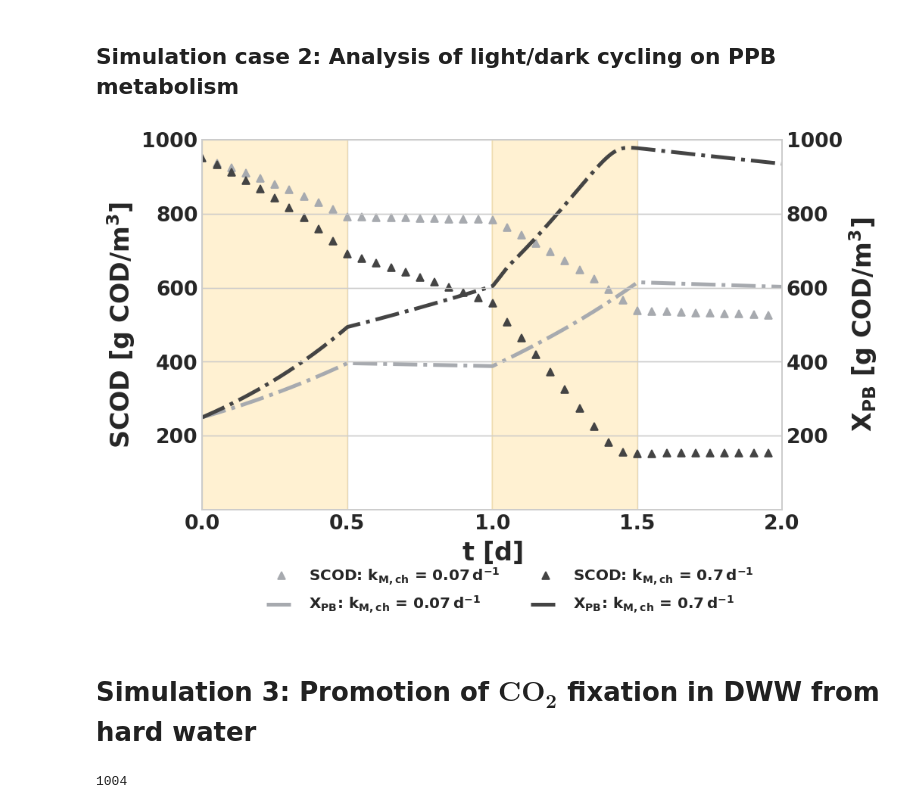
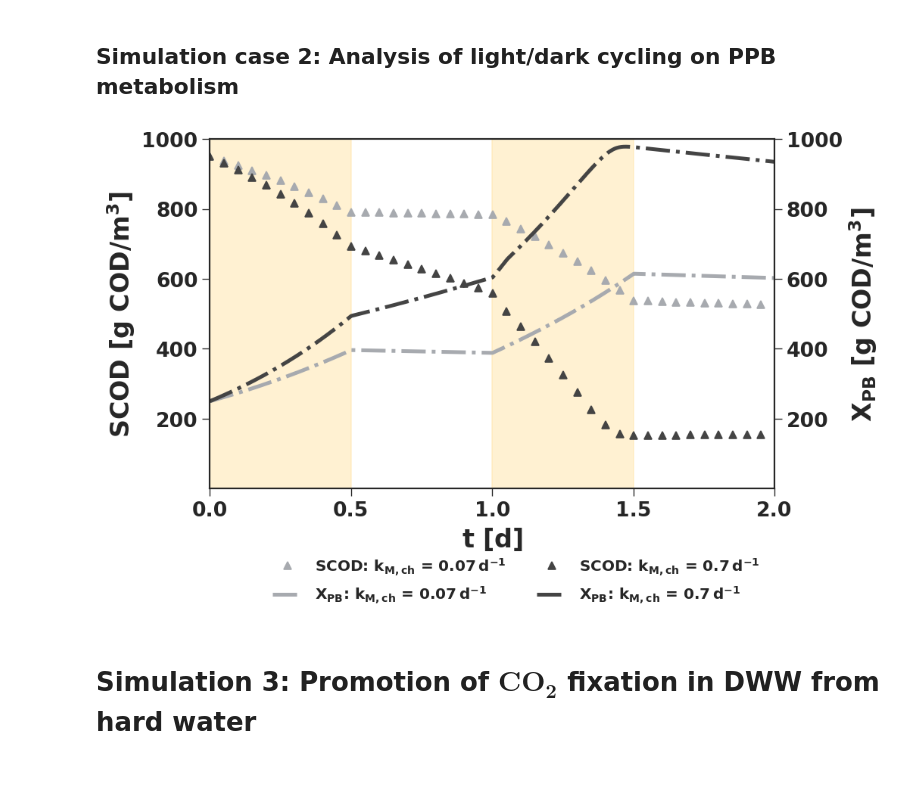
Before and after one commit to EdMBarry/EdBarry_PhDThesis, a Jupyter notebook: Chap2/simulations/PAM1_Batch_Continuous_Simulations.ipynb, the cells around one changed output. Saved outputs shown, nothing was run; the diff lists cells and outputs as text; code cells hidden in the pictures; blank space fills up the shorter version.

```diff
--- a/Chap2/simulations/PAM1_Batch_Continuous_Simulations.ipynb
+++ b/Chap2/simulations/PAM1_Batch_Continuous_Simulations.ipynb
@@ -10,7 +10,7 @@ import pandas as pd
 import matplotlib.pyplot as plt
 from scipy.integrate import odeint
 %matplotlib inline
-plt.style.use('seaborn-whitegrid')
+plt.style.use('seaborn-ticks')
 from pam1 import *
 # %% [markdown]
 ## Simulation Case 1
@@ -97,6 +263,7 @@ def format_ticks():
     plt.locator_params(nbins=5)
     plt.locator_params(numticks=5)
     plt.rc("font", **font)
+    plt.tick_params
 
 
 fig1 = plt.figure(figsize=(9,6), dpi=120)
@@ -136,35 +303,35 @@ ax1.plot(kmch_high['time'],
          markevery=20)
 
 
 
 ax1.plot(kmch_high['time'],
         (kmch_high['XPBout']),
          "-.",
          color="#444444",
          label='$\mathrm{X_{PB}}$: $\mathrm{k_{M,ch}}$ = $\mathrm{0.7 \, d^{-1}}$',
          linewidth=3,
          markevery=20)
 
 
 
-ax1.legend(fontsize=12, loc=(0.1, -0.3), ncol=2)
+ax1.legend(fontsize=12, loc=(0.1, -0.35), ncol=2)
 plt.xlabel(r'$\mathbf{t}$ [d]', fontweight='bold', fontsize=20)
 ax1.set_ylabel(r'$\mathbf{SCOD}$ [g COD/m$^3$]', fontweight='bold', fontsize=20)
 ax1.axvspan(0, 0.5, alpha=0.5, color='#ffe4a6')
 ax1.axvspan(1.0, 1.5, alpha=0.5, color='#ffe4a6')
 plt.xlim([0, 2])
 plt.ylim([0, 1000])
 format_ticks()
 ax2 = ax1.twinx()
 plt.ylim([0, 1000])
 ax2.set_ylabel(r'$\mathbf{X_{PB}}$ [g COD/m$^3$]', fontweight='bold', fontsize=20)
 format_ticks()
 
 fig1.tight_layout()
 
 fig1.savefig("./ch2_kmch.pdf")
 # %% [output]
-[figure, old version]
+[figure, new version]
 # %% [markdown]
 # Simulation 3: Promotion of $\mathbf{CO_2}$ fixation in DWW from hard water
 # %%
@@ -202,6 +369,8 @@ kMIC_mean = 0.3/12000
 kMIC_se = 0.2/np.sqrt(9)/12000
 
 # Generate array for kMIC
+
+# set a seed so that I can comment on fixed numbers in report
 np.random.seed(seed=233423)
 kMIC_array = norm.rvs(loc=kMIC_mean,
                       scale=kMIC_se,
@@ -226,10 +395,6 @@ kMIC_array[0] = kMIC_det
 for i in range(len(kMIC_array)):
     soln = odeint(pam_batch, y0, time_ode, args=(G850,kMIC_array[i]))
     y_out.append(soln[:,2])
-
-len(y_out)
-# %% [output]
-1004
 # %%
 fig2 = plt.figure(figsize=(9,6), dpi=120)
 ax = fig2.add_subplot(111)
```
Also changed, not shown: parts of 6 cells of this notebook, 3 other files.
